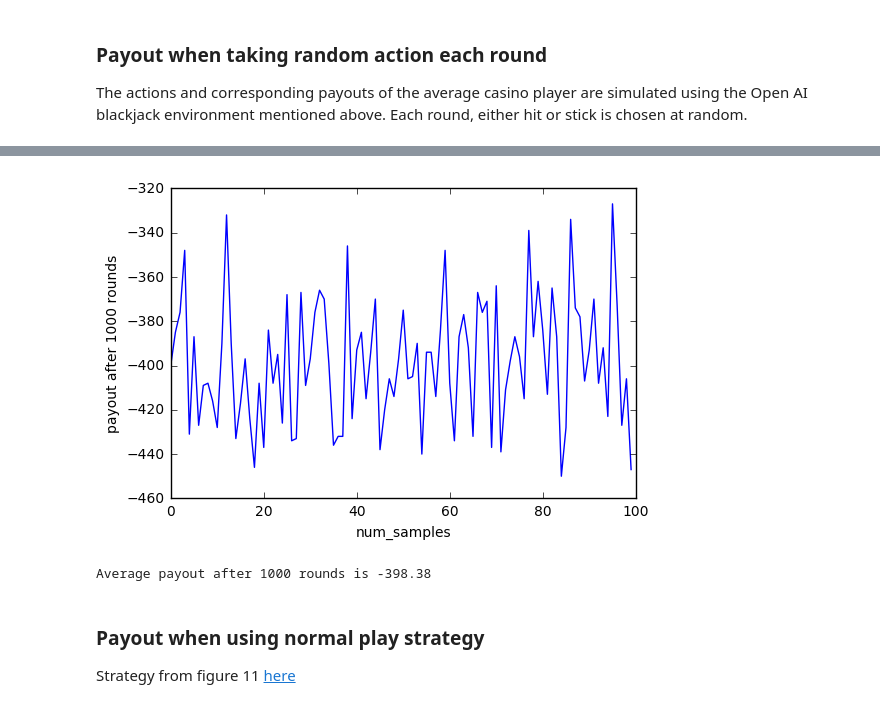
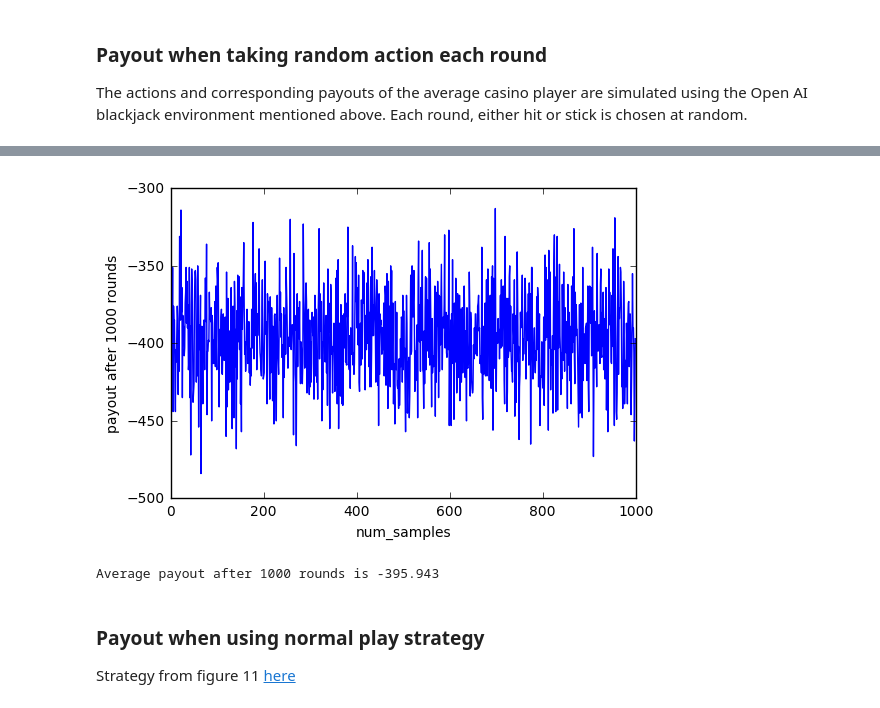
Before and after one commit to Pradhyo/blackjack, a Jupyter notebook: blackjack.ipynb, the cells around one changed output, grey strips where cells are left out. Saved outputs shown, nothing was run; the diff lists cells and outputs as text; code cells hidden in the pictures.

```diff
--- a/blackjack.ipynb
+++ b/blackjack.ipynb
@@ -9,7 +9,7 @@ import matplotlib.pyplot as plt
 env.reset()
 
 num_rounds = 1000
-num_samples = 100
+num_samples = 1000
 
 average_payouts = []
 
@@ -39,5 +39,5 @@ print ("Average payout after {} rounds is {}".format(num_rounds, sum(average_pay
-[figure, old version]
+[figure, new version]
-Average payout after 1000 rounds is -398.38
+Average payout after 1000 rounds is -395.943
 # %% [markdown]
 ### Payout when using normal play strategy
 Strategy from figure 11 [here](https://pdfs.semanticscholar.org/e1dd/06616e2d18179da7a3643cb3faab95222c8b.pdf)
```
Also changed, not shown: parts of 4 cells of this notebook.
